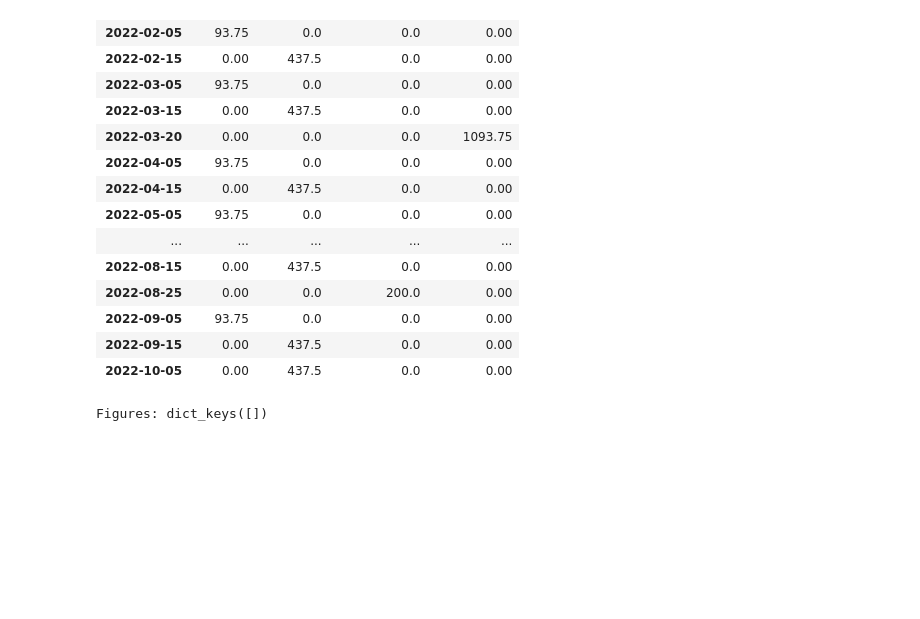
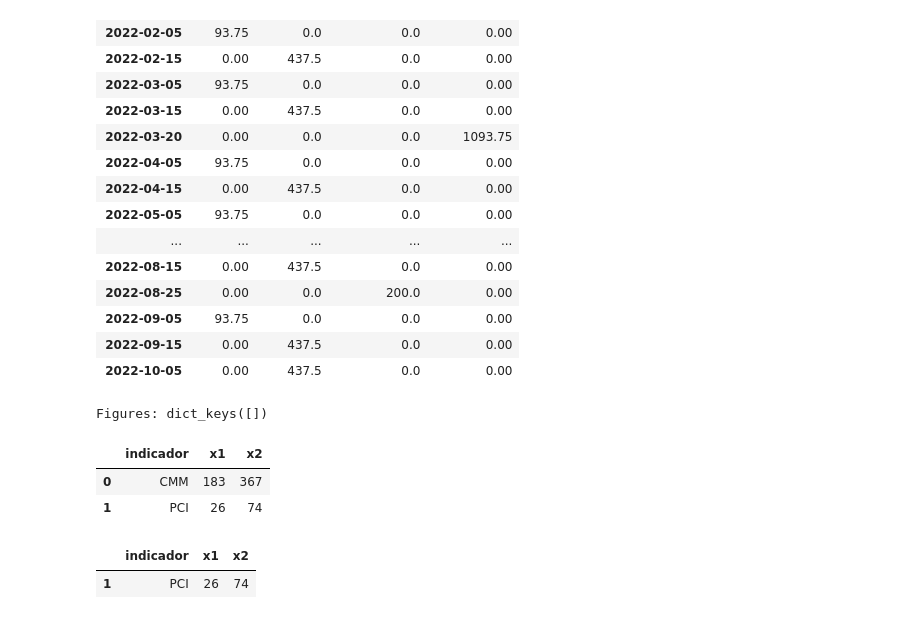
Before and after one commit to jackonedev/PresentacionesInteractivas, a Jupyter notebook: paquete_python/plots.ipynb, the cells around one changed output. Saved outputs shown, nothing was run; the diff lists cells and outputs as text; code cells hidden in the pictures; blank space fills up the shorter version.

Commit message:
FINALIZADO indicadores PCI y CMM

```diff
--- a/paquete_python/plots.ipynb
+++ b/paquete_python/plots.ipynb
@@ -422,0 +433,16 @@ if False:
+# %%
+indicador_gastos = pd.DataFrame()
+
+indicador_gastos['indicador'] = ["CMM", "PCI"]
+indicador_gastos['x1'] = [183, 26]
+indicador_gastos['x2'] = [367, 74]
+indicador_gastos
+# %% [output]
+|  | indicador | x1 | x2 |
+| 0 | CMM | 183 | 367 |
+| 1 | PCI | 26 | 74 |
+# %%
+indicador_gastos.loc[indicador_gastos["indicador"] == 'PCI']
+# %% [output]
+|  | indicador | x1 | x2 |
+| 1 | PCI | 26 | 74 |
```
Also changed, not shown: parts of 4 cells of this notebook.
